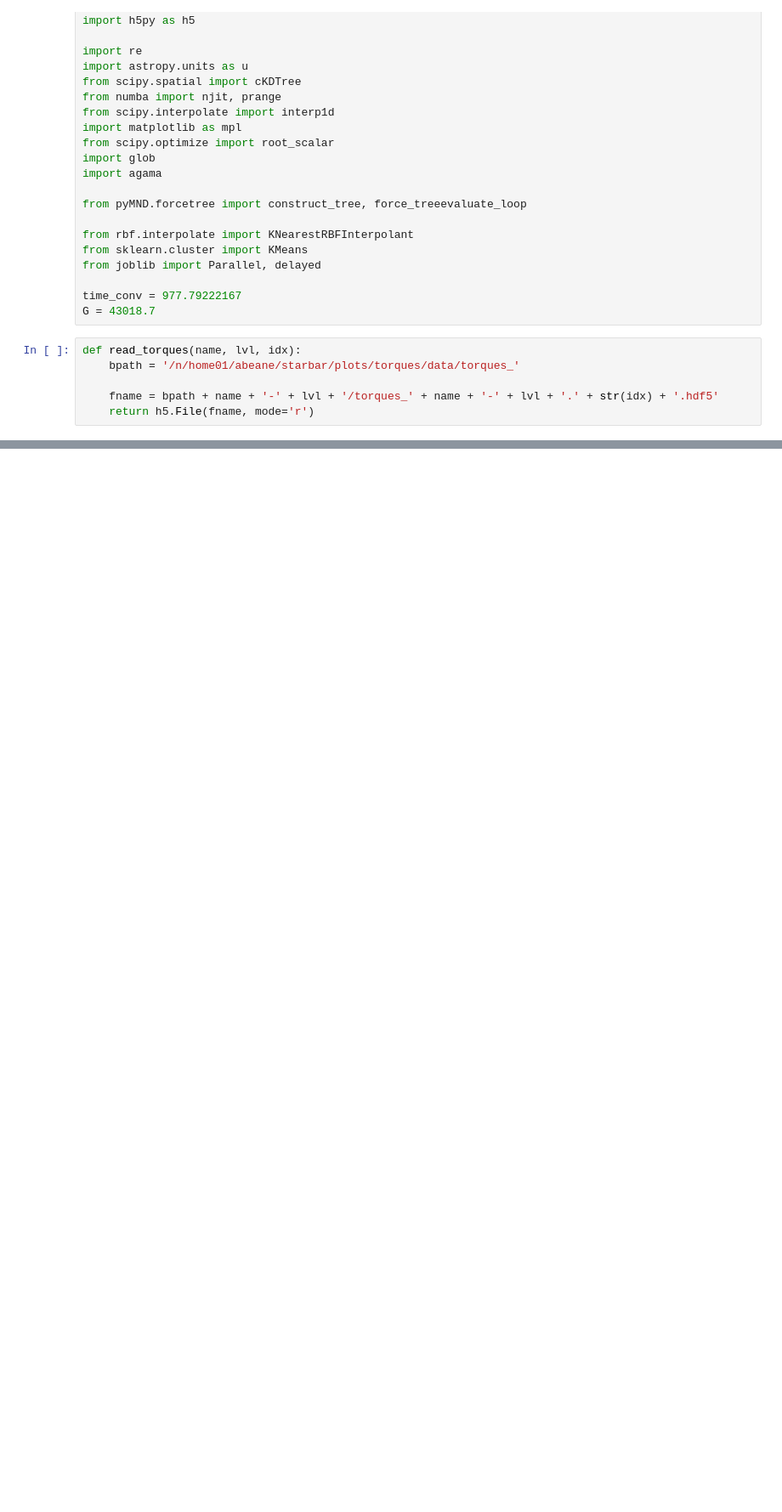
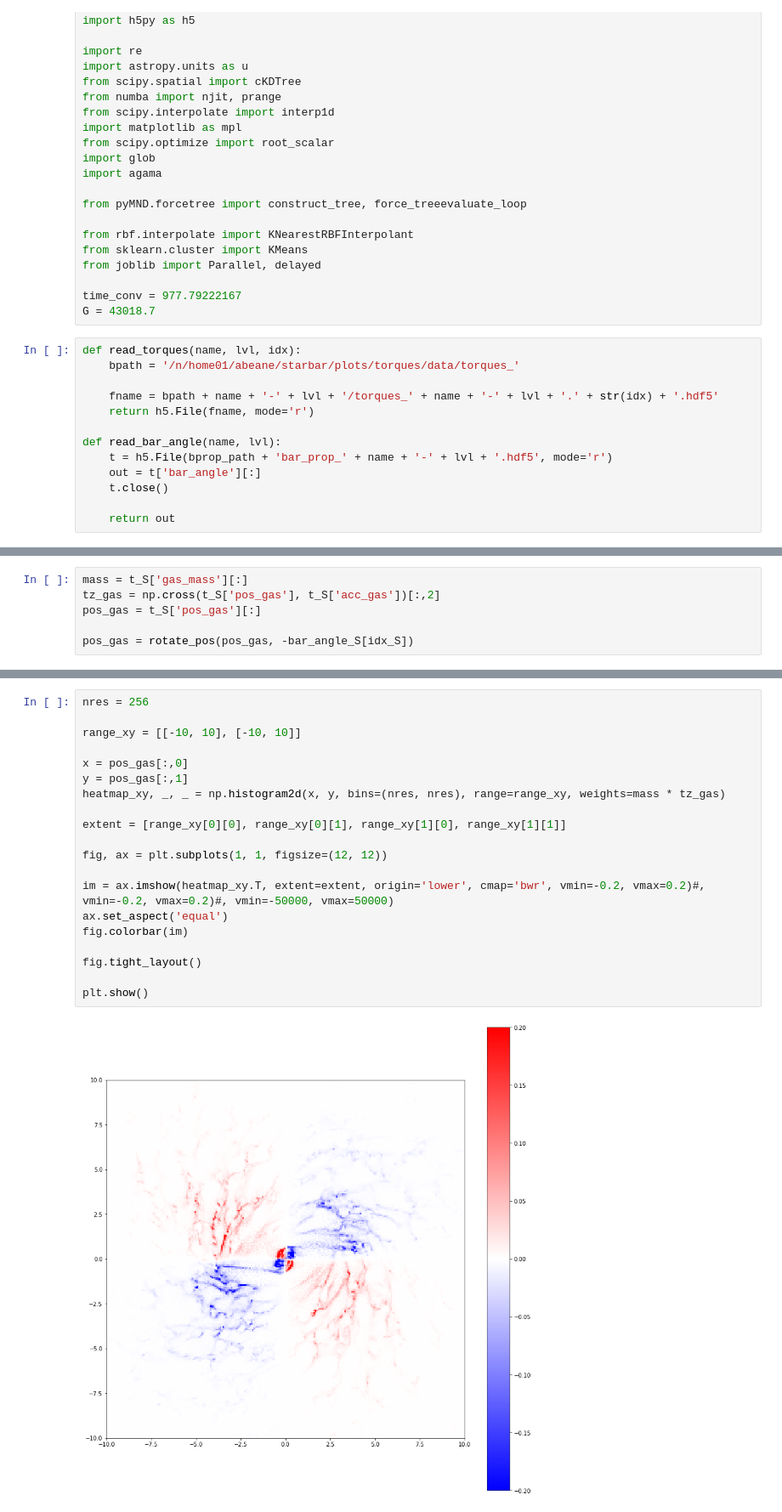
Before and after one commit to gusbeane/gasbar, a Jupyter notebook: notebooks/bar_torque_map.ipynb, the cells around one changed output, grey strips where cells are left out. Shown at 85% size. Drawn from its saved outputs; the diff is of its cells as text; blank space fills up the shorter version.

```diff
--- a/notebooks/bar_torque_map.ipynb
+++ b/notebooks/bar_torque_map.ipynb
@@ -29,3 +29,10 @@ def read_torques(name, lvl, idx):
 
     fname = bpath + name + '-' + lvl + '/torques_' + name + '-' + lvl + '.' + str(idx) + '.hdf5'
     return h5.File(fname, mode='r')
+
+def read_bar_angle(name, lvl):
+    t = h5.File(bprop_path + 'bar_prop_' + name + '-' + lvl + '.hdf5', mode='r')
+    out = t['bar_angle'][:]
+    t.close()
+
+    return out
@@ -64,0 +89,6 @@ np.sum(mass * tz_halo)
+# %%
+mass = t_S['gas_mass'][:]
+tz_gas = np.cross(t_S['pos_gas'], t_S['acc_gas'])[:,2]
+pos_gas = t_S['pos_gas'][:]
+
+pos_gas = rotate_pos(pos_gas, -bar_angle_S[idx_S])
@@ -64,0 +99,22 @@ np.sum(mass * tz_halo)
+# %%
+nres = 256
+
+range_xy = [[-10, 10], [-10, 10]]
+
+x = pos_gas[:,0]
+y = pos_gas[:,1]
+heatmap_xy, _, _ = np.histogram2d(x, y, bins=(nres, nres), range=range_xy, weights=mass * tz_gas)
+
+extent = [range_xy[0][0], range_xy[0][1], range_xy[1][0], range_xy[1][1]]
+
+fig, ax = plt.subplots(1, 1, figsize=(12, 12))
+
+im = ax.imshow(heatmap_xy.T, extent=extent, origin='lower', cmap='bwr', vmin=-0.2, vmax=0.2)#, vmin=-0.2, vmax=0.2)#, vmin=-50000, vmax=50000)
+ax.set_aspect('equal')
+fig.colorbar(im)
+
+fig.tight_layout()
+
+plt.show()
+# %% [output]
+[figure, added]
```
Also changed, not shown: parts of 18 cells of this notebook, 1 other file.
